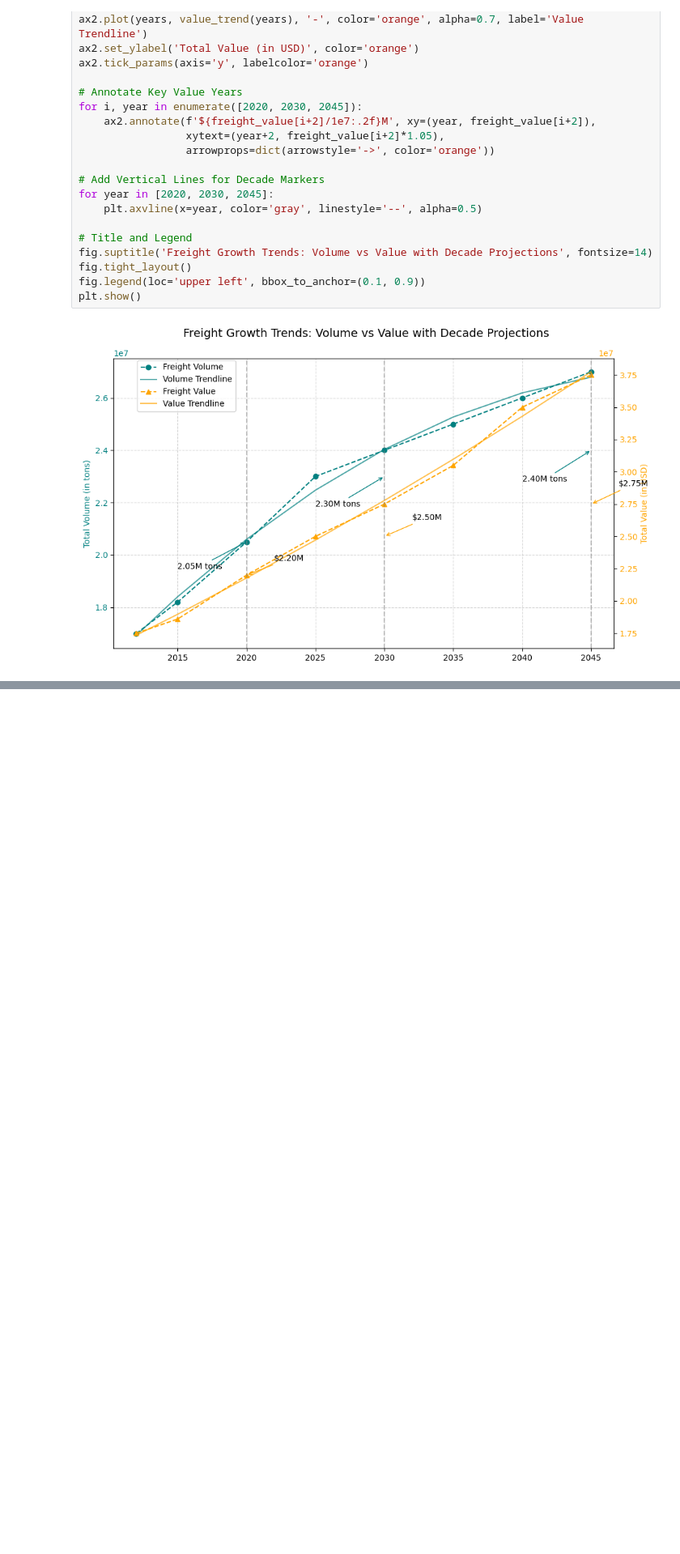
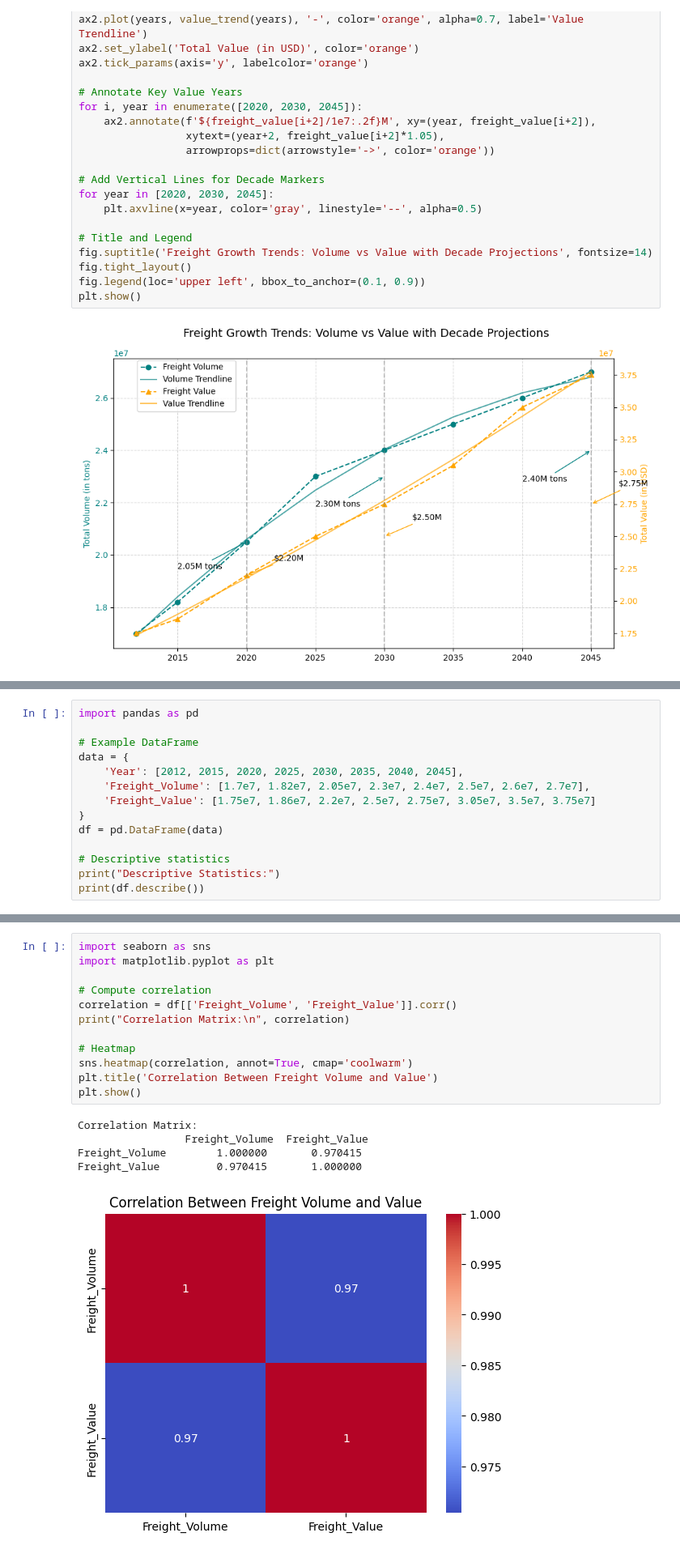
Before and after one commit to Om700-create/Freight_Analysis_Framework-, a Jupyter notebook: notebooks/01_eda.ipynb, the cells around one changed output, grey strips where cells are left out. Shown at 81% size. Saved outputs shown, nothing was run; the diff lists cells and outputs as text; blank space fills up the shorter version.

```diff
--- a/notebooks/01_eda.ipynb
+++ b/notebooks/01_eda.ipynb
@@ -599,0 +685,14 @@ plt.show()
+# %%
+import pandas as pd
+
+# Example DataFrame
+data = {
+    'Year': [2012, 2015, 2020, 2025, 2030, 2035, 2040, 2045],
+    'Freight_Volume': [1.7e7, 1.82e7, 2.05e7, 2.3e7, 2.4e7, 2.5e7, 2.6e7, 2.7e7],
+    'Freight_Value': [1.75e7, 1.86e7, 2.2e7, 2.5e7, 2.75e7, 3.05e7, 3.5e7, 3.75e7]
+}
+df = pd.DataFrame(data)
+
+# Descriptive statistics
+print("Descriptive Statistics:")
+print(df.describe())
@@ -599,0 +710,18 @@ plt.show()
+# %%
+import seaborn as sns
+import matplotlib.pyplot as plt
+
+# Compute correlation
+correlation = df[['Freight_Volume', 'Freight_Value']].corr()
+print("Correlation Matrix:\n", correlation)
+
+# Heatmap
+sns.heatmap(correlation, annot=True, cmap='coolwarm')
+plt.title('Correlation Between Freight Volume and Value')
+plt.show()
+# %% [output]
+Correlation Matrix:
+                 Freight_Volume  Freight_Value
+Freight_Volume        1.000000       0.970415
+Freight_Value         0.970415       1.000000
+[figure, added]
```
Also changed, not shown: parts of 27 cells of this notebook.
